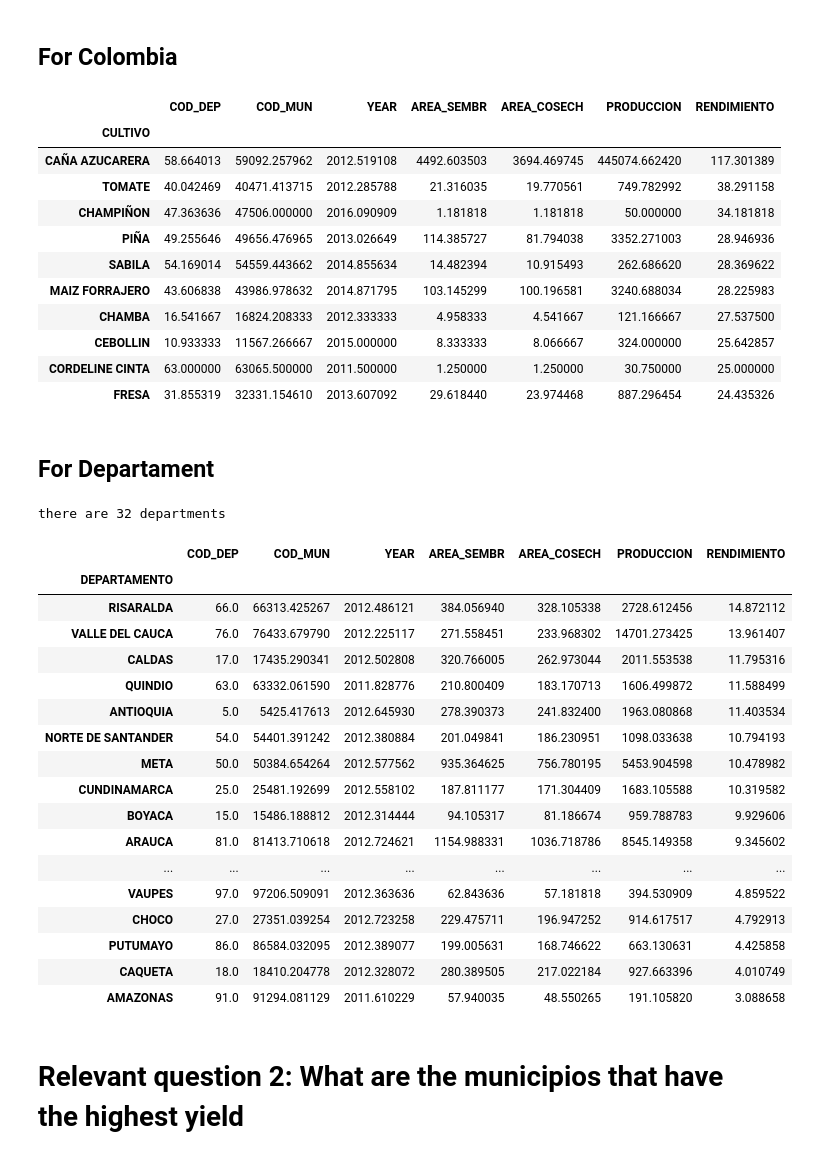
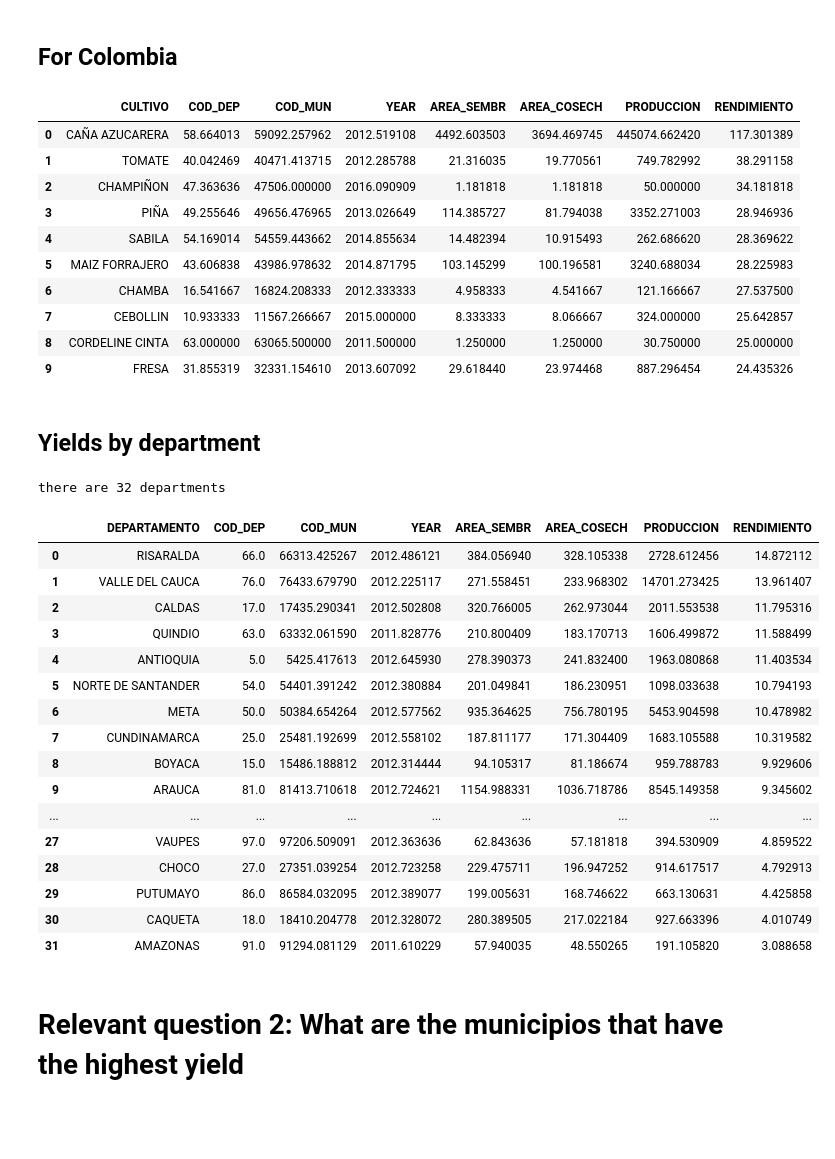
Before and after one commit to ds4a-team-envigado/project, a Jupyter notebook: Evaluaciones_Agropecuarias_Municipales_EVA/preliminary_analysis.ipynb, the cells around one changed output. Saved outputs shown, nothing was run; the diff lists cells and outputs as text; code cells hidden in the pictures; blank space fills up the shorter version.

```diff
--- a/Evaluaciones_Agropecuarias_Municipales_EVA/preliminary_analysis.ipynb
+++ b/Evaluaciones_Agropecuarias_Municipales_EVA/preliminary_analysis.ipynb
@@ -140,20 +147,17 @@ rendimiento_marinilla.sort_values('mean',ascending=False).head(10)
 ## For Colombia
 # %%
 stat = data.groupby(data['CULTIVO']).mean()
-highest_crops = stat.nlargest(10, 'RENDIMIENTO')
+highest_crops = stat.nlargest(10, 'RENDIMIENTO').reset_index()
 highest_crops
 # %% [output]
-|  | COD_DEP | COD_MUN | YEAR | AREA_SEMBR | AREA_COSECH | PRODUCCION | RENDIMIENTO |
-| CULTIVO |  |  |  |  |  |  |  |
-| CAÑA AZUCARERA | 58.664013 | 59092.257962 | 2012.519108 | 4492.603503 | 3694.469745 | 445074.662420 | 117.301389 |
-| TOMATE | 40.042469 | 40471.413715 | 2012.285788 | 21.316035 | 19.770561 | 749.782992 | 38.291158 |
-| CHAMPIÑON | 47.363636 | 47506.000000 | 2016.090909 | 1.181818 | 1.181818 | 50.000000 | 34.181818 |
-| PIÑA | 49.255646 | 49656.476965 | 2013.026649 | 114.385727 | 81.794038 | 3352.271003 | 28.946936 |
-| SABILA | 54.169014 | 54559.443662 | 2014.855634 | 14.482394 | 10.915493 | 262.686620 | 28.369622 |
-| MAIZ FORRAJERO | 43.606838 | 43986.978632 | 2014.871795 | 103.145299 | 100.196581 | 3240.688034 | 28.225983 |
-| CHAMBA | 16.541667 | 16824.208333 | 2012.333333 | 4.958333 | 4.541667 | 121.166667 | 27.537500 |
-| CEBOLLIN | 10.933333 | 11567.266667 | 2015.000000 | 8.333333 | 8.066667 | 324.000000 | 25.642857 |
-| CORDELINE CINTA | 63.000000 | 63065.500000 | 2011.500000 | 1.250000 | 1.250000 | 30.750000 | 25.000000 |
-| FRESA | 31.855319 | 32331.154610 | 2013.607092 | 29.618440 | 23.974468 | 887.296454 | 24.435326 |
+|  | CULTIVO | COD_DEP | COD_MUN | YEAR | AREA_SEMBR | AREA_COSECH | PRODUCCION | RENDIMIENTO |
+| 0 | CAÑA AZUCARERA | 58.664013 | 59092.257962 | 2012.519108 | 4492.603503 | 3694.469745 | 445074.662420 | 117.301389 |
+| 1 | TOMATE | 40.042469 | 40471.413715 | 2012.285788 | 21.316035 | 19.770561 | 749.782992 | 38.291158 |
+| 2 | CHAMPIÑON | 47.363636 | 47506.000000 | 2016.090909 | 1.181818 | 1.181818 | 50.000000 | 34.181818 |
+| 3 | PIÑA | 49.255646 | 49656.476965 | 2013.026649 | 114.385727 | 81.794038 | 3352.271003 | 28.946936 |
+| 4 | SABILA | 54.169014 | 54559.443662 | 2014.855634 | 14.482394 | 10.915493 | 262.686620 | 28.369622 |
+| 5 | MAIZ FORRAJERO | 43.606838 | 43986.978632 | 2014.871795 | 103.145299 | 100.196581 | 3240.688034 | 28.225983 |
+| 6 | CHAMBA | 16.541667 | 16824.208333 | 2012.333333 | 4.958333 | 4.541667 | 121.166667 | 27.537500 |
+| 7 | CEBOLLIN | 10.933333 | 11567.266667 | 2015.000000 | 8.333333 | 8.066667 | 324.000000 | 25.642857 |
+| 8 | CORDELINE CINTA | 63.000000 | 63065.500000 | 2011.500000 | 1.250000 | 1.250000 | 30.750000 | 25.000000 |
+| 9 | FRESA | 31.855319 | 32331.154610 | 2013.607092 | 29.618440 | 23.974468 | 887.296454 | 24.435326 |
-# %% [markdown]
-## For Departament
@@ -160,26 +168,26 @@ highest_crops
+# %% [markdown]
+## Yields by department
 # %%
 rendimiento_dep = data.groupby('DEPARTAMENTO').mean()
 print("there are",len(rendimiento_dep),"departments")
-highest_department = rendimiento_dep.nlargest(32, 'RENDIMIENTO')
+highest_department = rendimiento_dep.nlargest(32, 'RENDIMIENTO').reset_index()
 highest_department
-#rendimiento_dep.sort_values(ascending=False).head(10)
 # %% [output]
 there are 32 departments
-|  | COD_DEP | COD_MUN | YEAR | AREA_SEMBR | AREA_COSECH | PRODUCCION | RENDIMIENTO |
-| DEPARTAMENTO |  |  |  |  |  |  |  |
-| RISARALDA | 66.0 | 66313.425267 | 2012.486121 | 384.056940 | 328.105338 | 2728.612456 | 14.872112 |
-| VALLE DEL CAUCA | 76.0 | 76433.679790 | 2012.225117 | 271.558451 | 233.968302 | 14701.273425 | 13.961407 |
-| CALDAS | 17.0 | 17435.290341 | 2012.502808 | 320.766005 | 262.973044 | 2011.553538 | 11.795316 |
-| QUINDIO | 63.0 | 63332.061590 | 2011.828776 | 210.800409 | 183.170713 | 1606.499872 | 11.588499 |
-| ANTIOQUIA | 5.0 | 5425.417613 | 2012.645930 | 278.390373 | 241.832400 | 1963.080868 | 11.403534 |
-| NORTE DE SANTANDER | 54.0 | 54401.391242 | 2012.380884 | 201.049841 | 186.230951 | 1098.033638 | 10.794193 |
-| META | 50.0 | 50384.654264 | 2012.577562 | 935.364625 | 756.780195 | 5453.904598 | 10.478982 |
-| CUNDINAMARCA | 25.0 | 25481.192699 | 2012.558102 | 187.811177 | 171.304409 | 1683.105588 | 10.319582 |
-| BOYACA | 15.0 | 15486.188812 | 2012.314444 | 94.105317 | 81.186674 | 959.788783 | 9.929606 |
-| ARAUCA | 81.0 | 81413.710618 | 2012.724621 | 1154.988331 | 1036.718786 | 8545.149358 | 9.345602 |
-| ... | ... | ... | ... | ... | ... | ... | ... |
-| VAUPES | 97.0 | 97206.509091 | 2012.363636 | 62.843636 | 57.181818 | 394.530909 | 4.859522 |
-| CHOCO | 27.0 | 27351.039254 | 2012.723258 | 229.475711 | 196.947252 | 914.617517 | 4.792913 |
-| PUTUMAYO | 86.0 | 86584.032095 | 2012.389077 | 199.005631 | 168.746622 | 663.130631 | 4.425858 |
-| CAQUETA | 18.0 | 18410.204778 | 2012.328072 | 280.389505 | 217.022184 | 927.663396 | 4.010749 |
-| AMAZONAS | 91.0 | 91294.081129 | 2011.610229 | 57.940035 | 48.550265 | 191.105820 | 3.088658 |
+|  | DEPARTAMENTO | COD_DEP | COD_MUN | YEAR | AREA_SEMBR | AREA_COSECH | PRODUCCION | RENDIMIENTO |
+| 0 | RISARALDA | 66.0 | 66313.425267 | 2012.486121 | 384.056940 | 328.105338 | 2728.612456 | 14.872112 |
+| 1 | VALLE DEL CAUCA | 76.0 | 76433.679790 | 2012.225117 | 271.558451 | 233.968302 | 14701.273425 | 13.961407 |
+| 2 | CALDAS | 17.0 | 17435.290341 | 2012.502808 | 320.766005 | 262.973044 | 2011.553538 | 11.795316 |
+| 3 | QUINDIO | 63.0 | 63332.061590 | 2011.828776 | 210.800409 | 183.170713 | 1606.499872 | 11.588499 |
+| 4 | ANTIOQUIA | 5.0 | 5425.417613 | 2012.645930 | 278.390373 | 241.832400 | 1963.080868 | 11.403534 |
+| 5 | NORTE DE SANTANDER | 54.0 | 54401.391242 | 2012.380884 | 201.049841 | 186.230951 | 1098.033638 | 10.794193 |
+| 6 | META | 50.0 | 50384.654264 | 2012.577562 | 935.364625 | 756.780195 | 5453.904598 | 10.478982 |
+| 7 | CUNDINAMARCA | 25.0 | 25481.192699 | 2012.558102 | 187.811177 | 171.304409 | 1683.105588 | 10.319582 |
+| 8 | BOYACA | 15.0 | 15486.188812 | 2012.314444 | 94.105317 | 81.186674 | 959.788783 | 9.929606 |
+| 9 | ARAUCA | 81.0 | 81413.710618 | 2012.724621 | 1154.988331 | 1036.718786 | 8545.149358 | 9.345602 |
+| ... | ... | ... | ... | ... | ... | ... | ... | ... |
+| 27 | VAUPES | 97.0 | 97206.509091 | 2012.363636 | 62.843636 | 57.181818 | 394.530909 | 4.859522 |
+| 28 | CHOCO | 27.0 | 27351.039254 | 2012.723258 | 229.475711 | 196.947252 | 914.617517 | 4.792913 |
+| 29 | PUTUMAYO | 86.0 | 86584.032095 | 2012.389077 | 199.005631 | 168.746622 | 663.130631 | 4.425858 |
+| 30 | CAQUETA | 18.0 | 18410.204778 | 2012.328072 | 280.389505 | 217.022184 | 927.663396 | 4.010749 |
+| 31 | AMAZONAS | 91.0 | 91294.081129 | 2011.610229 | 57.940035 | 48.550265 | 191.105820 | 3.088658 |
```
Also changed, not shown: parts of 14 cells of this notebook.
